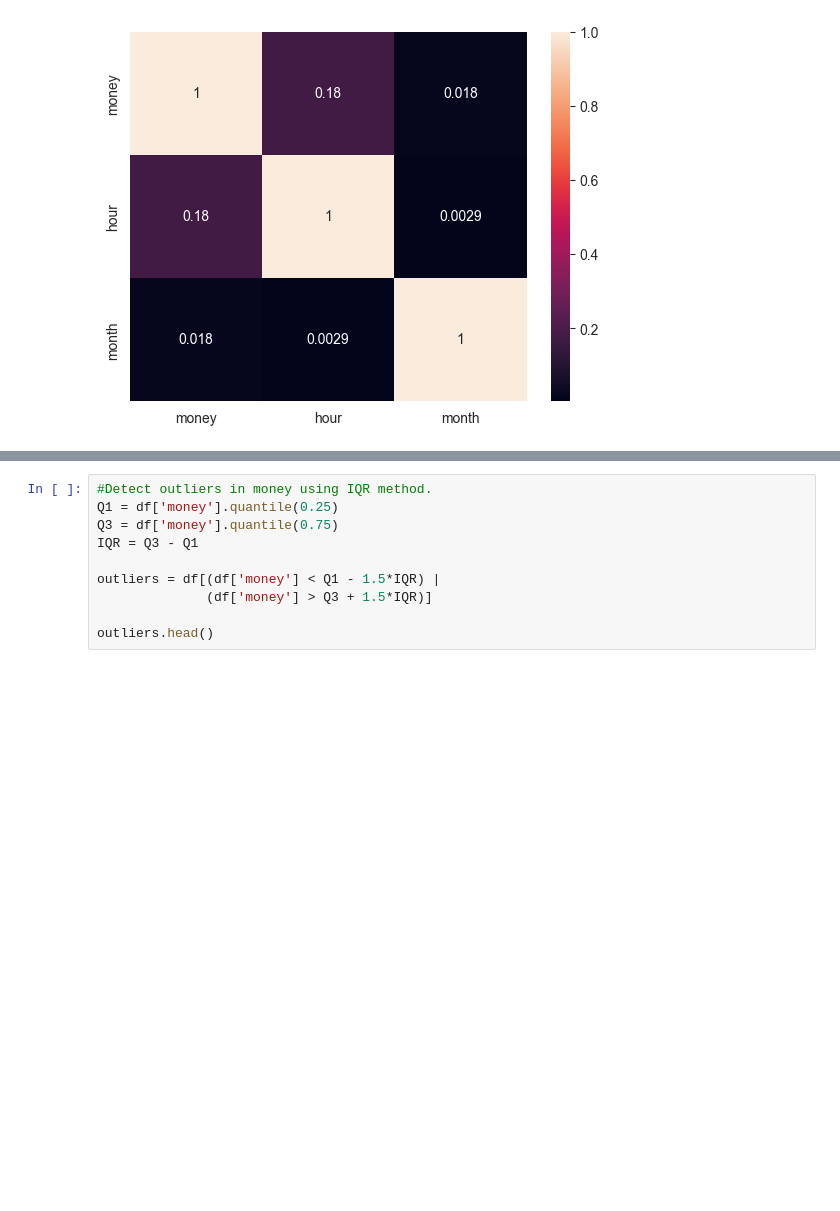
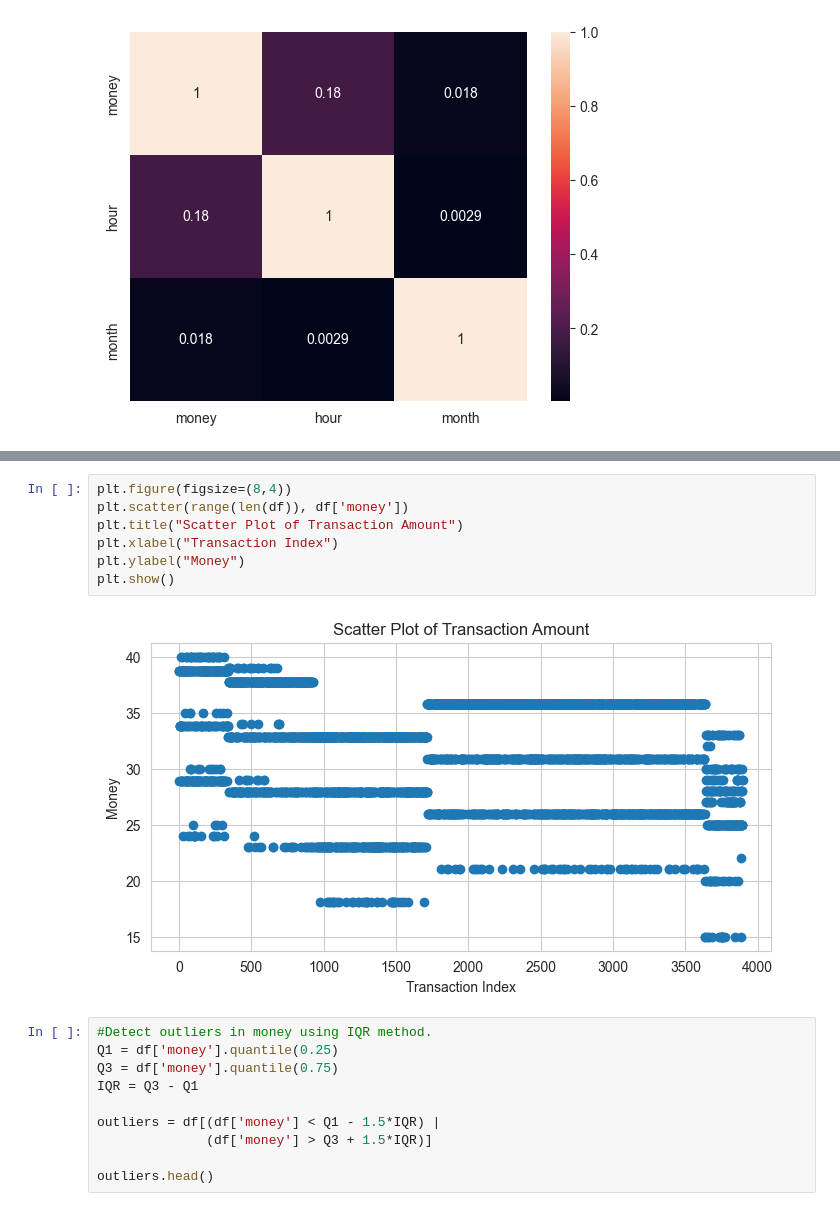
Before and after one commit to eThird/Da-practice, a Jupyter notebook: Notebooks/coffee_shop_transaction_Analysis.ipynb, the cells around one changed output, grey strips where cells are left out. Cells and saved outputs as stored; diff of their text form; blank space fills up the shorter version.

```diff
--- a/Notebooks/coffee_shop_transaction_Analysis.ipynb
+++ b/Notebooks/coffee_shop_transaction_Analysis.ipynb
@@ -477,3 +485,12 @@ plt.show()
+# %%
+plt.figure(figsize=(8,4))
+plt.scatter(range(len(df)), df['money'])
+plt.title("Scatter Plot of Transaction Amount")
+plt.xlabel("Transaction Index")
+plt.ylabel("Money")
+plt.show()
+# %% [output]
+[figure, added]
 # %%
 #Detect outliers in money using IQR method.
 Q1 = df['money'].quantile(0.25)
```
Also changed, not shown: parts of 1 cell of this notebook.
